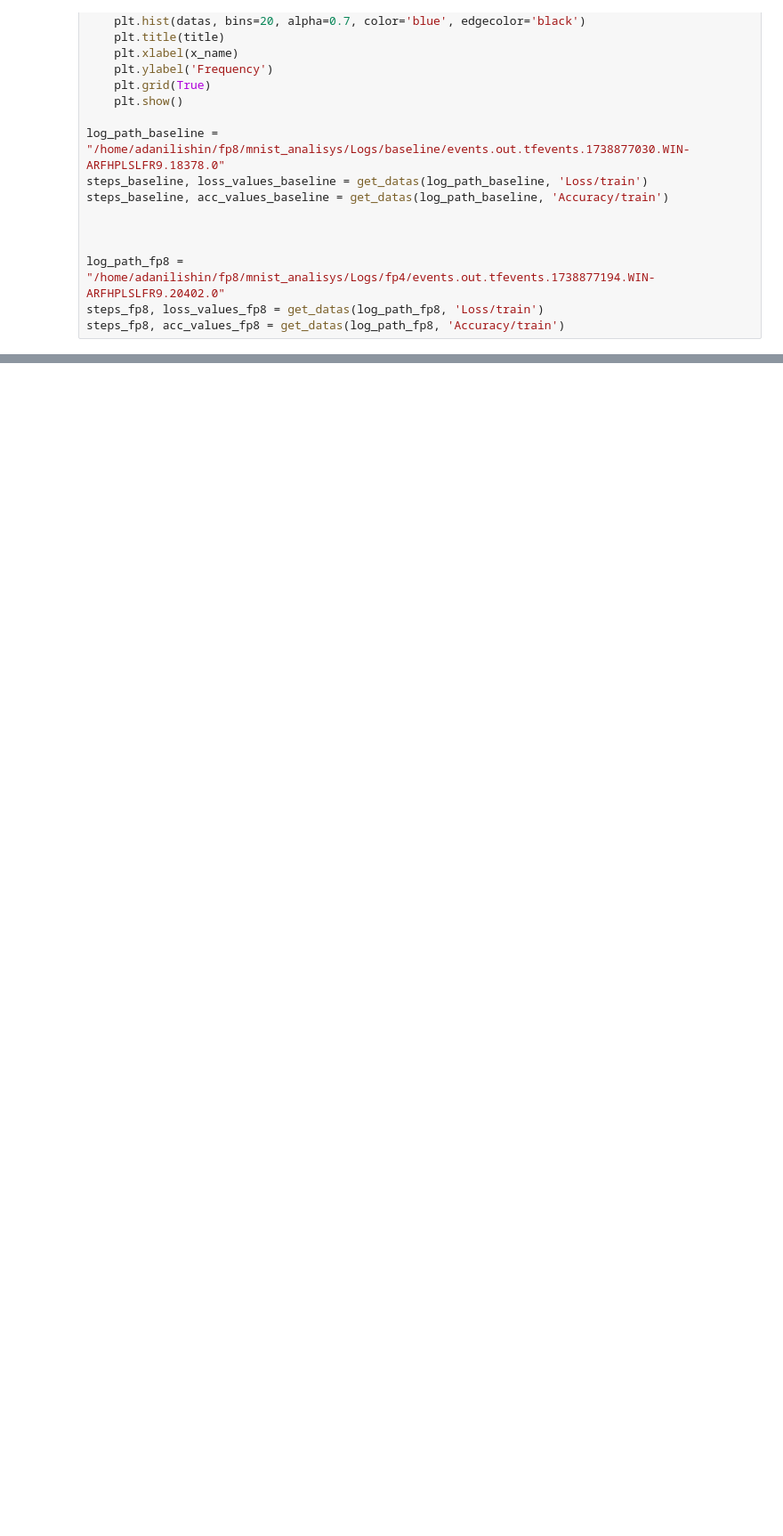
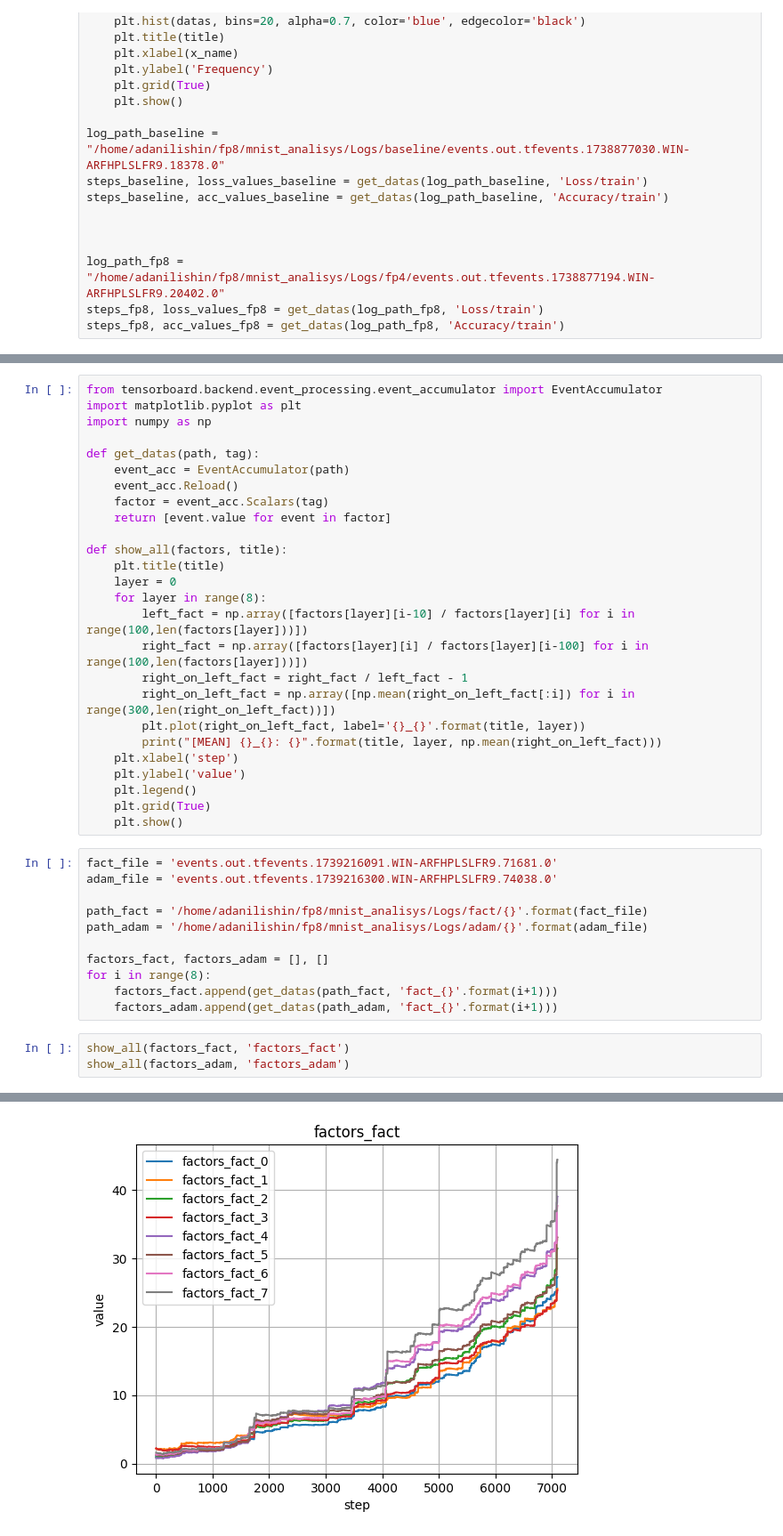
Before and after one commit to DanilishinArtem/fp8, a Jupyter notebook: test.ipynb, the cells around one changed output, grey strips where cells are left out. Shown: that part at 89% size. Saved outputs shown, nothing was run; the diff lists cells and outputs as text; blank space fills up the shorter version.

```diff
--- a/test.ipynb
+++ b/test.ipynb
@@ -77,0 +38,41 @@ print(beta)
+# %%
+from tensorboard.backend.event_processing.event_accumulator import EventAccumulator
+import matplotlib.pyplot as plt
+import numpy as np
+
+def get_datas(path, tag):
+    event_acc = EventAccumulator(path)
+    event_acc.Reload()
+    factor = event_acc.Scalars(tag)
+    return [event.value for event in factor]
+
+def show_all(factors, title):
+    plt.title(title)
+    layer = 0
+    for layer in range(8):
+        left_fact = np.array([factors[layer][i-10] / factors[layer][i] for i in range(100,len(factors[layer]))])
+        right_fact = np.array([factors[layer][i] / factors[layer][i-100] for i in range(100,len(factors[layer]))])
+        right_on_left_fact = right_fact / left_fact - 1
+        right_on_left_fact = np.array([np.mean(right_on_left_fact[:i]) for i in range(300,len(right_on_left_fact))])
+        plt.plot(right_on_left_fact, label='{}_{}'.format(title, layer))
+        print("[MEAN] {}_{}: {}".format(title, layer, np.mean(right_on_left_fact)))
+    plt.xlabel('step')
+    plt.ylabel('value')
+    plt.legend()
+    plt.grid(True)
+    plt.show()
+# %%
+fact_file = 'events.out.tfevents.1739216091.WIN-ARFHPLSLFR9.71681.0'
+adam_file = 'events.out.tfevents.1739216300.WIN-ARFHPLSLFR9.74038.0'
+
+path_fact = '/home/adanilishin/fp8/mnist_analisys/Logs/fact/{}'.format(fact_file)
+path_adam = '/home/adanilishin/fp8/mnist_analisys/Logs/adam/{}'.format(adam_file)
+
+factors_fact, factors_adam = [], []
+for i in range(8):
+    factors_fact.append(get_datas(path_fact, 'fact_{}'.format(i+1)))
+    factors_adam.append(get_datas(path_adam, 'fact_{}'.format(i+1)))
+# %%
+show_all(factors_fact, 'factors_fact')
+show_all(factors_adam, 'factors_adam')
+# %% [output]
@@ -77,0 +87 @@ print(beta)
+[figure, added]
```
Also changed, not shown: parts of 6 cells of this notebook, 9 other files.
